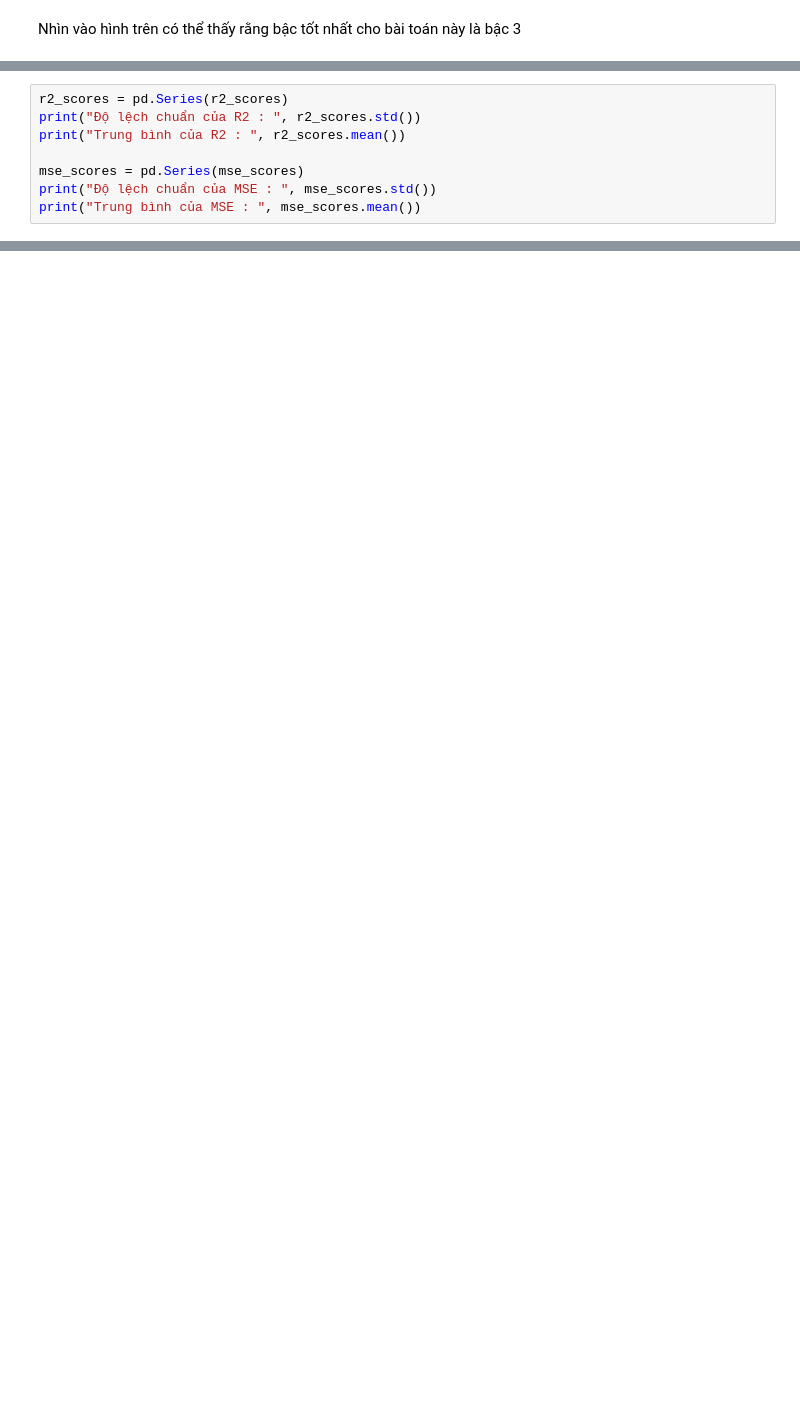
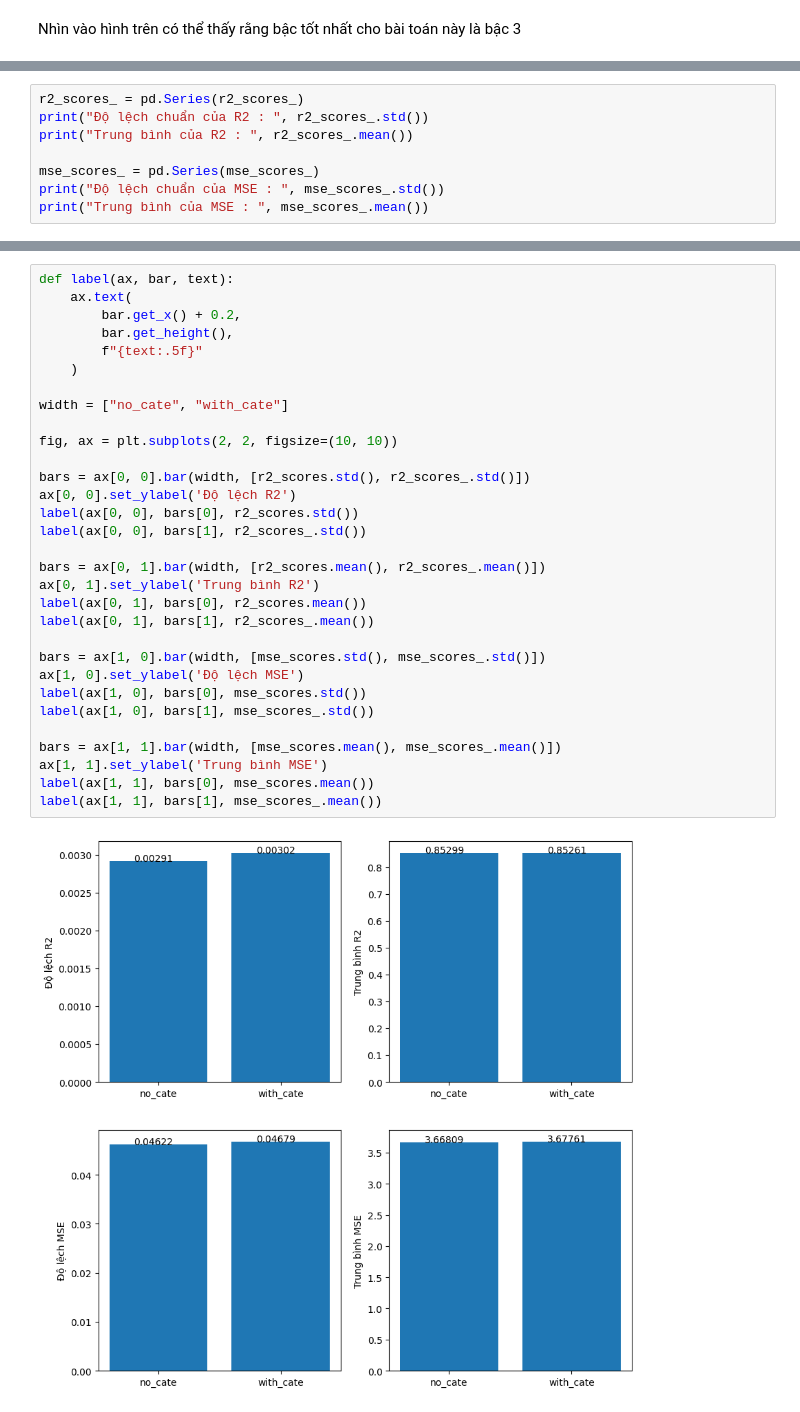
Before and after one commit to nahrixt0710/Life-Style-Data-Analysis, a Jupyter notebook: src/model_v2.ipynb, the cells around one changed output, grey strips where cells are left out. Cells and saved outputs as stored; diff of their text form; blank space fills up the shorter version.

Commit message:
add plot for evaluation

```diff
--- a/src/model_v2.ipynb
+++ b/src/model_v2.ipynb
@@ -281,9 +281,9 @@ MSE score từng fold: [3.6720032845438406, 3.624920131419536, 3.689989942014382
 # %%
-r2_scores = pd.Series(r2_scores)
-print("Độ lệch chuẩn của R2 : ", r2_scores.std())
-print("Trung bình của R2 : ", r2_scores.mean())
+r2_scores_ = pd.Series(r2_scores_)
+print("Độ lệch chuẩn của R2 : ", r2_scores_.std())
+print("Trung bình của R2 : ", r2_scores_.mean())
 
-mse_scores = pd.Series(mse_scores)
-print("Độ lệch chuẩn của MSE : ", mse_scores.std())
-print("Trung bình của MSE : ", mse_scores.mean())
+mse_scores_ = pd.Series(mse_scores_)
+print("Độ lệch chuẩn của MSE : ", mse_scores_.std())
+print("Trung bình của MSE : ", mse_scores_.mean())
 # %% [output]
@@ -301,3 +294,36 @@ Trung bình của MSE :  3.6940967525851263
+# %%
+def label(ax, bar, text):
+    ax.text(
+        bar.get_x() + 0.2,
+        bar.get_height(),
+        f"{text:.5f}"
+    )
+
+width = ["no_cate", "with_cate"]
+
+fig, ax = plt.subplots(2, 2, figsize=(10, 10))
+
+bars = ax[0, 0].bar(width, [r2_scores.std(), r2_scores_.std()])
+ax[0, 0].set_ylabel('Độ lệch R2')
+label(ax[0, 0], bars[0], r2_scores.std())
+label(ax[0, 0], bars[1], r2_scores_.std())
+
+bars = ax[0, 1].bar(width, [r2_scores.mean(), r2_scores_.mean()])
+ax[0, 1].set_ylabel('Trung bình R2')
+label(ax[0, 1], bars[0], r2_scores.mean())
+label(ax[0, 1], bars[1], r2_scores_.mean())
+
+bars = ax[1, 0].bar(width, [mse_scores.std(), mse_scores_.std()])
+ax[1, 0].set_ylabel('Độ lệch MSE')
+label(ax[1, 0], bars[0], mse_scores.std())
+label(ax[1, 0], bars[1], mse_scores_.std())
+
+bars = ax[1, 1].bar(width, [mse_scores.mean(), mse_scores_.mean()])
+ax[1, 1].set_ylabel('Trung bình MSE')
+label(ax[1, 1], bars[0], mse_scores.mean())
+label(ax[1, 1], bars[1], mse_scores_.mean())
+# %% [output]
+[figure, added]
 # %% [markdown]
 ### Nhận xét :
 
```
Also changed, not shown: parts of 12 cells of this notebook.
